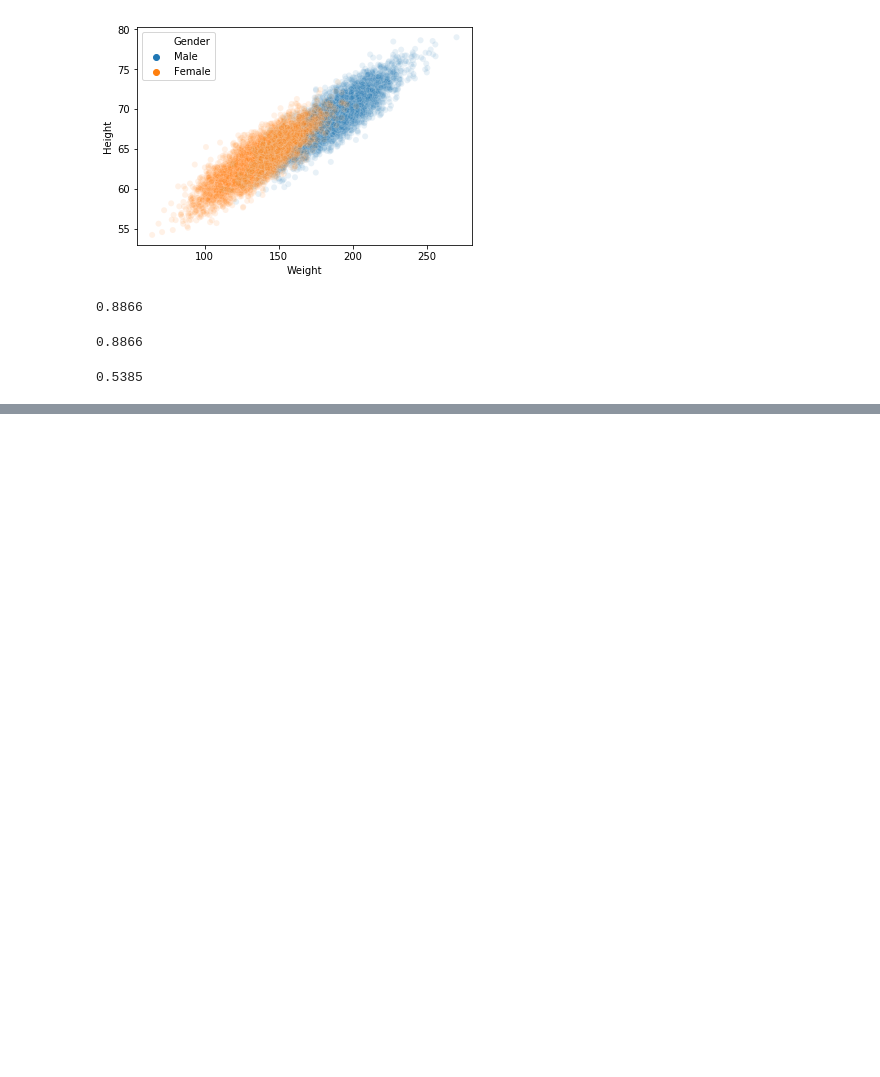
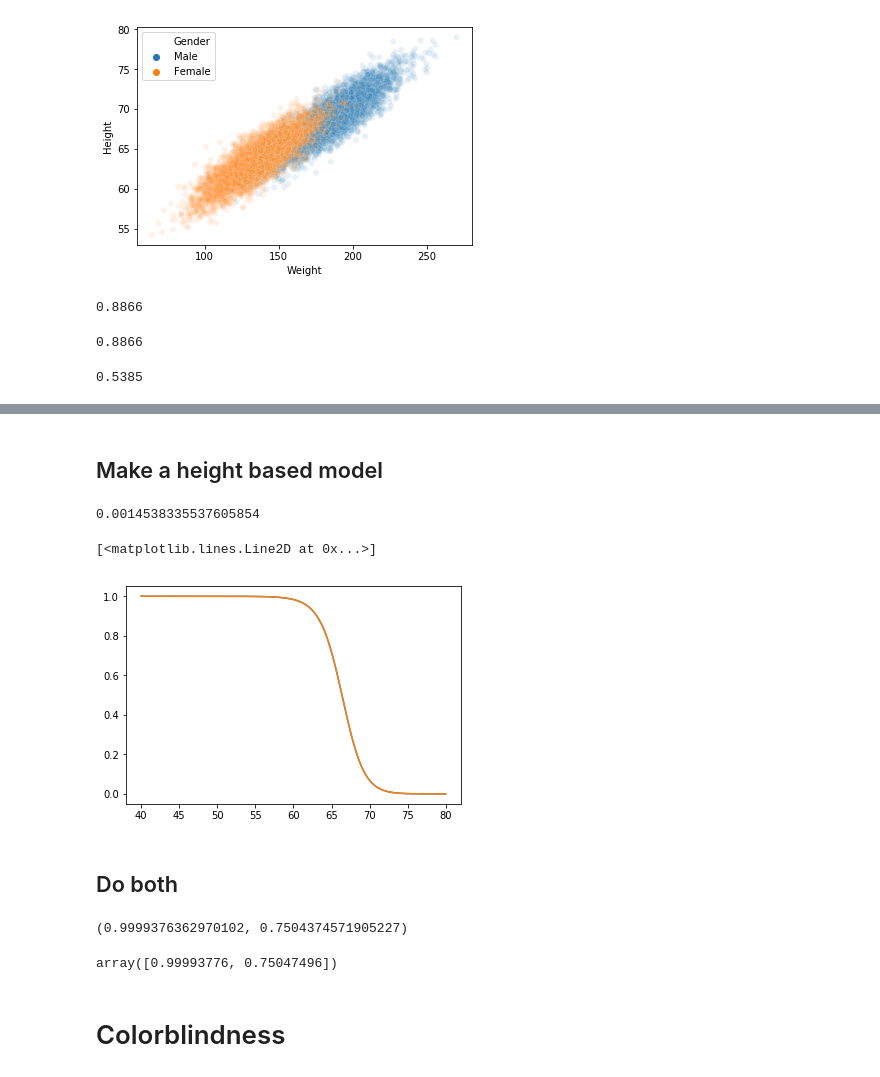
Before and after one commit to kiwidamien/naive_bayes, a Jupyter notebook: NaiveBayes.ipynb, the cells around one changed output, grey strips where cells are left out. Cells and saved outputs as stored; diff of their text form; code cells hidden in the pictures; blank space fills up the shorter version.

```diff
--- a/NaiveBayes.ipynb
+++ b/NaiveBayes.ipynb
@@ -77,0 +169,29 @@ clf_discrete.score(X[feature_discrete], y)
+# %% [markdown]
+## Make a height based model
+# %%
+def prob_female_by_height(w):
+    z_female = (w - demo_height_summary.loc['Female', 'mean']) / demo_height_summary.loc['Female', 'std']
+    z_male = (w - demo_height_summary.loc['Male', 'mean']) / demo_height_summary.loc['Male', 'std']
+
+    liklihood_f = np.exp(-z_female**2/2)/demo_height_summary.loc['Female', 'std']
+    liklihood_m = np.exp(-z_male**2/2)/demo_height_summary.loc['Male', 'std']
+
+    return liklihood_f/(liklihood_f + liklihood_m)
+# %%
+prob_female_by_height(75)
+# %% [output]
+0.0014538335537605854
+# %%
+just_height = GaussianNB().fit(X.Height.values.reshape(-1,1), y)
+# %%
+H = np.linspace(40, 80, 200)
+our_model_h = np.array([prob_female_by_height(h) for h in H])
+sklearn_model_w = just_height.predict_proba(H.reshape(-1,1))[:, 0]
+
+plt.plot(H, our_model_h)
+plt.plot(H, sklearn_model_w)
+# %% [output]
+[<matplotlib.lines.Line2D at 0x...>]
+[figure, added]
+# %% [markdown]
+## Do both
@@ -77,0 +203,10 @@ clf_discrete.score(X[feature_discrete], y)
+# %%
+prob_female(140,55), prob_female(160, 65)
+# %% [output]
+(0.9999376362970102, 0.7504374571905227)
+# %%
+clf_continous.predict_proba([[140,55], [160,65]])[:, 0]
+# %% [output]
+array([0.99993776, 0.75047496])
+# %% [markdown]
+# Colorblindness
```
Also changed, not shown: parts of 27 cells of this notebook.
